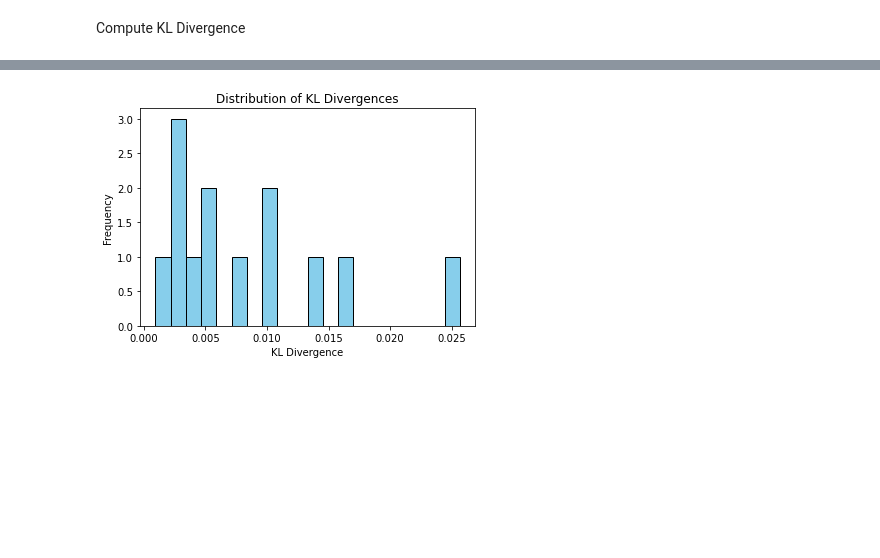
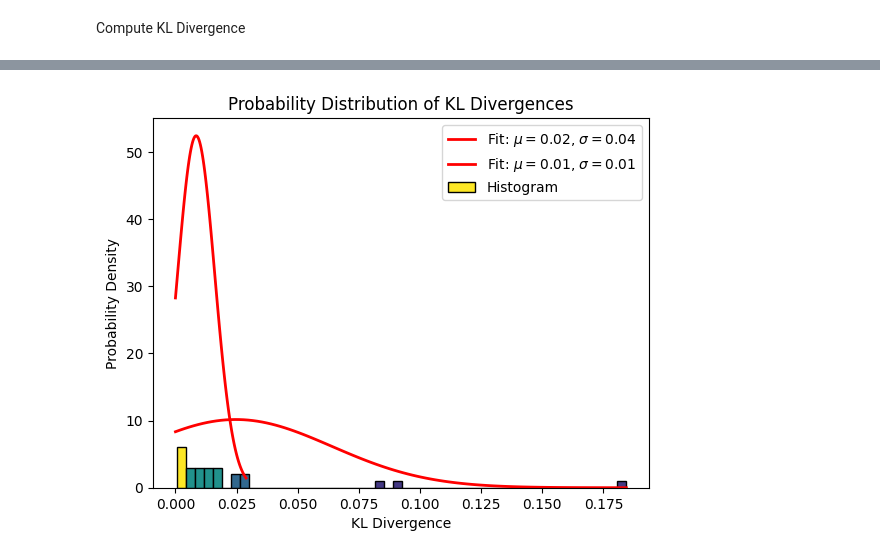
Before and after one commit to laubachb/chimes_CGD-myLLFork, a Jupyter notebook: dissimilarity_clustering/autodetect_equil.ipynb, the cells around one changed output, grey strips where cells are left out. Saved outputs shown, nothing was run; the diff lists cells and outputs as text; code cells hidden in the pictures; blank space fills up the shorter version.

Commit message:
KL Divergence POC

```diff
--- a/dissimilarity_clustering/autodetect_equil.ipynb
+++ b/dissimilarity_clustering/autodetect_equil.ipynb
@@ -6,11 +10,11 @@ import matplotlib.pyplot as plt
 # %%
-with open("2b_avg_pd_equilibrium", 'rb') as pickle_file:
+with open("dft_pds/2b_avg_pd_equilibrium", 'rb') as pickle_file:
     avg_pd_2b = pickle.load(pickle_file)
 
-with open("3b_avg_pd_equilibrium", 'rb') as pickle_file:
+with open("dft_pds/3b_avg_pd_equilibrium", 'rb') as pickle_file:
     avg_pd_3b = pickle.load(pickle_file)
 
-with open("4b_avg_pd_equilibrium", 'rb') as pickle_file:
+with open("dft_pds/4b_avg_pd_equilibrium", 'rb') as pickle_file:
     avg_pd_4b = pickle.load(pickle_file)
 
 # Combine the arrays along the second axis (axis=1)
@@ -29,11 +35,11 @@ avg_df = pd.DataFrame(reshaped_data) # Ground Truth
 # %%
-with open("2b_all_pd_equilibrium", 'rb') as pickle_file:
+with open("dft_pds/2b_all_pd_equilibrium", 'rb') as pickle_file:
     equil_pd_2b = pickle.load(pickle_file)
 
-with open("3b_all_pd_equilibrium", 'rb') as pickle_file:
+with open("dft_pds/3b_all_pd_equilibrium", 'rb') as pickle_file:
     equil_pd_3b = pickle.load(pickle_file)
 
-with open("4b_all_pd_equilibrium", 'rb') as pickle_file:
+with open("dft_pds/4b_all_pd_equilibrium", 'rb') as pickle_file:
     equil_pd_4b = pickle.load(pickle_file)
 
 # Combine the arrays along the second axis (axis=1)
@@ -60,6 +96,8 @@ Compute KL Divergence
 # %%
 import pandas as pd
 from scipy.stats import entropy
+from scipy.stats import norm
+from scipy.optimize import curve_fit
 
 # https://datascience.stackexchange.com/questions/9262/calculating-kl-divergence-in-python
 def KL(a, b):
@@ -69,7 +107,8 @@ def KL(a, b):
     return np.sum(np.where(a != 0, a * np.log(a / b), 0))
 
 # Take the first 13 rows of df1
-df1_first_13 = all_equilibrium_df.iloc[:13]
+#df1_first_13 = all_equilibrium_df.iloc[:13]
+df1_first_13 = all_df.iloc[:25]
 
 # Take the first row of df2
 reference_row = avg_df.iloc[0]
@@ -86,13 +125,54 @@ kl_divergences_series = pd.Series(kl_divergences, index=df1_first_13.index)
 print(kl_divergences_series)
 
 import matplotlib.pyplot as plt
+import numpy as np
+from matplotlib.cm import viridis
+from scipy.stats import norm
+from scipy.optimize import curve_fit
 
-# Assuming kl_divergences_series contains the computed KL divergences
+# Define the number of bins
+num_bins = 50
+
+# Calculate histogram without plotting to get bin counts
+counts, bins = np.histogram(kl_divergences_series, bins=num_bins)
+
+# Get the bin centers
+bin_centers = (bins[:-1] + bins[1:]) / 2
+
+# Normalize counts to [0, 1]
+counts_normalized = counts / counts.max()
+
+# Generate colors using Viridis colormap
+colors = viridis(counts_normalized)
+
+# Generate colors using Viridis colormap
+colors = viridis(counts_normalized)
 
 # Plot a histogram of KL divergences
-plt.hist(kl_divergences_series, bins=20, color='skyblue', edgecolor='black')
-plt.title('Distribution of KL Divergences')
+plt.bar(bin_centers, counts, width=np.diff(bins), color=colors, edgecolor='black', label='Histogram')
+
+# Fit a normal distribution to the positive side of the data
+positive_data = kl_divergences_series[kl_divergences_series > 0]
+
+# Calculate the midpoint index
+midpoint_index = len(positive_data) // 2
+
+# Take the last half of the values
+last_half_positive_data = positive_data[midpoint_index:]
+
+# Fit a normal distribution to positive side
+mu, std = norm.fit(positive_data)
+mu_equil, std_equil = norm.fit(last_half_positive_data)
+
+# Plot the continuous probability distribution
+x = np.linspace(0, positive_data.max(), 100)
+x_equil = np.linspace(0, last_half_positive_data.max(), 100)
+plt.plot(x, norm.pdf(x, mu, std), 'r-', linewidth=2, label=f'Fit: $\mu={mu:.2f}$, $\sigma={std:.2f}$')
+plt.plot(x_equil, norm.pdf(x_equil, mu_equil, std_equil), 'r-', linewidth=2, label=f'Fit: $\mu={mu_equil:.2f}$, $\sigma={std_equil:.2f}$')
+
+plt.title('Probability Distribution of KL Divergences')
 plt.xlabel('KL Divergence')
-plt.ylabel('Frequency')
+plt.ylabel('Probability Density')
+plt.legend()
 plt.show()
 # %% [output]
@@ -112,2 +195,2 @@ plt.show()
 dtype: float64
-[figure, old version]
+[figure, new version]
```
Also changed, not shown: parts of 5 cells of this notebook, 6 other files.
